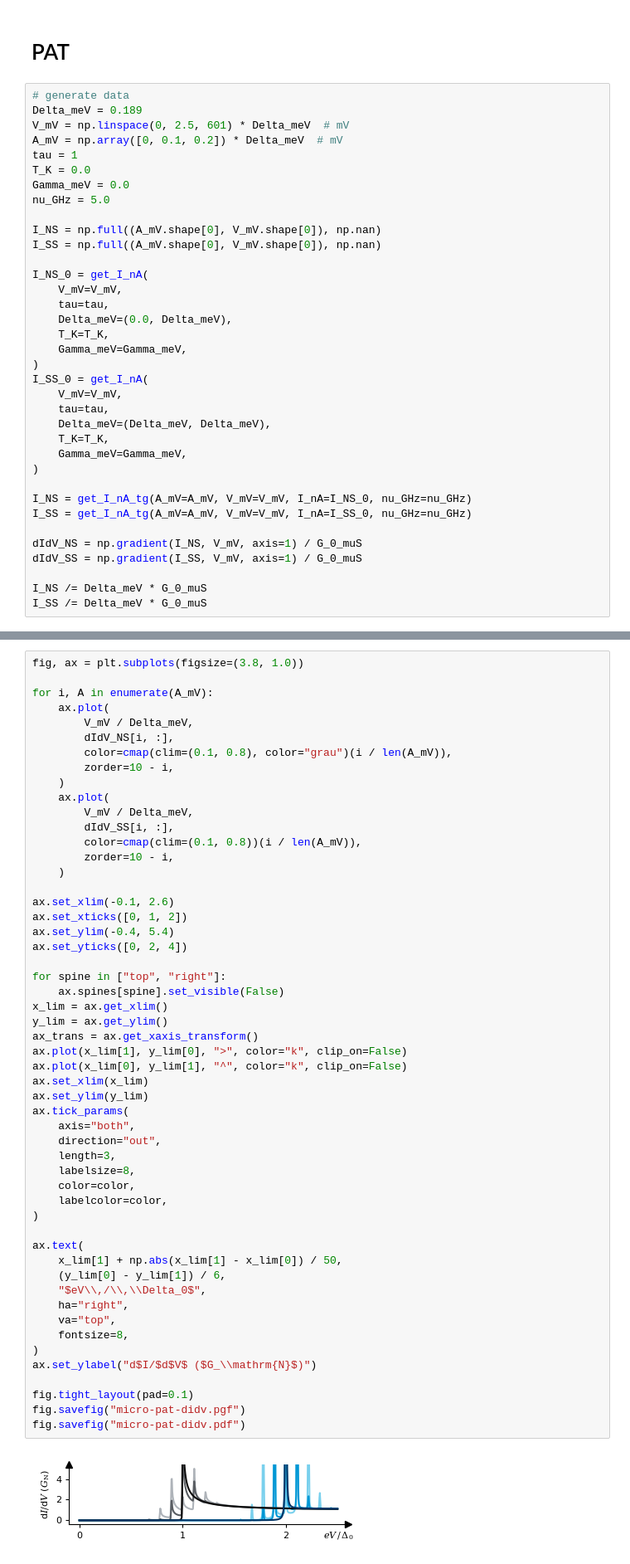
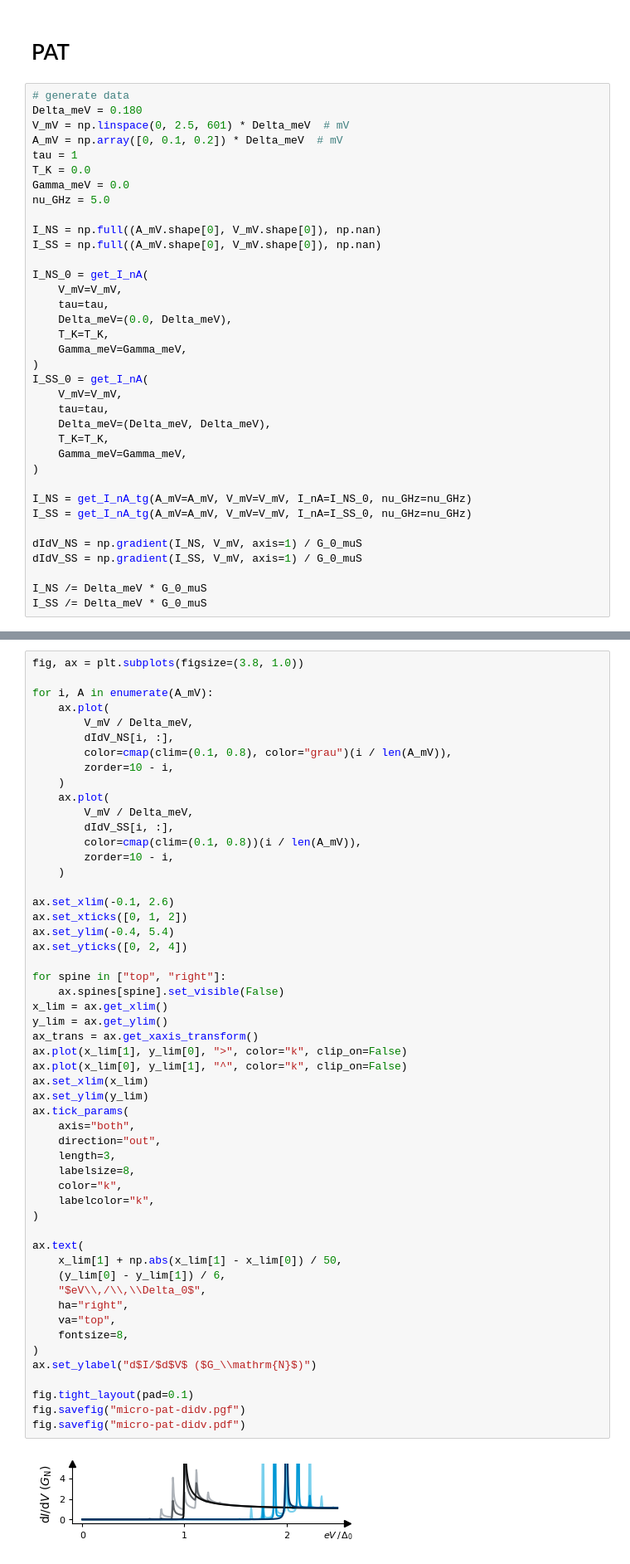
Before and after one commit to schmampf/dissertation, a Jupyter notebook: theory/micro/micro.ipynb, the cells around one changed output, grey strips where cells are left out. Shown at 83% size. Cells and saved outputs as stored; diff of their text form.

Commit message:
macro figures.

```diff
--- a/theory/micro/micro.ipynb
+++ b/theory/micro/micro.ipynb
@@ -808,7 +808,7 @@ fig.savefig("micro-current-didv-gamma.pdf")
 # PAT
 # %%
 # generate data
-Delta_meV = 0.189
+Delta_meV = 0.180
 V_mV = np.linspace(0, 2.5, 601) * Delta_meV  # mV
 A_mV = np.array([0, 0.1, 0.2]) * Delta_meV  # mV
 tau = 1
@@ -939,33 +939,33 @@ ax.set_yticks([0, 2, 4])
 for spine in ["top", "right"]:
     ax.spines[spine].set_visible(False)
 x_lim = ax.get_xlim()
 y_lim = ax.get_ylim()
 ax_trans = ax.get_xaxis_transform()
 ax.plot(x_lim[1], y_lim[0], ">", color="k", clip_on=False)
 ax.plot(x_lim[0], y_lim[1], "^", color="k", clip_on=False)
 ax.set_xlim(x_lim)
 ax.set_ylim(y_lim)
 ax.tick_params(
     axis="both",
     direction="out",
     length=3,
     labelsize=8,
-    color=color,
-    labelcolor=color,
+    color="k",
+    labelcolor="k",
 )
 
 ax.text(
     x_lim[1] + np.abs(x_lim[1] - x_lim[0]) / 50,
     (y_lim[0] - y_lim[1]) / 6,
     "$eV\\,/\\,\\Delta_0$",
     ha="right",
     va="top",
     fontsize=8,
 )
 ax.set_ylabel("d$I/$d$V$ ($G_\\mathrm{N}$)")
 
 fig.tight_layout(pad=0.1)
 fig.savefig("micro-pat-didv.pgf")
 fig.savefig("micro-pat-didv.pdf")
 # %% [output]
-[figure, old version]
+[figure, new version]
```
Also changed, not shown: parts of 1 cell of this notebook, 19 other files.
